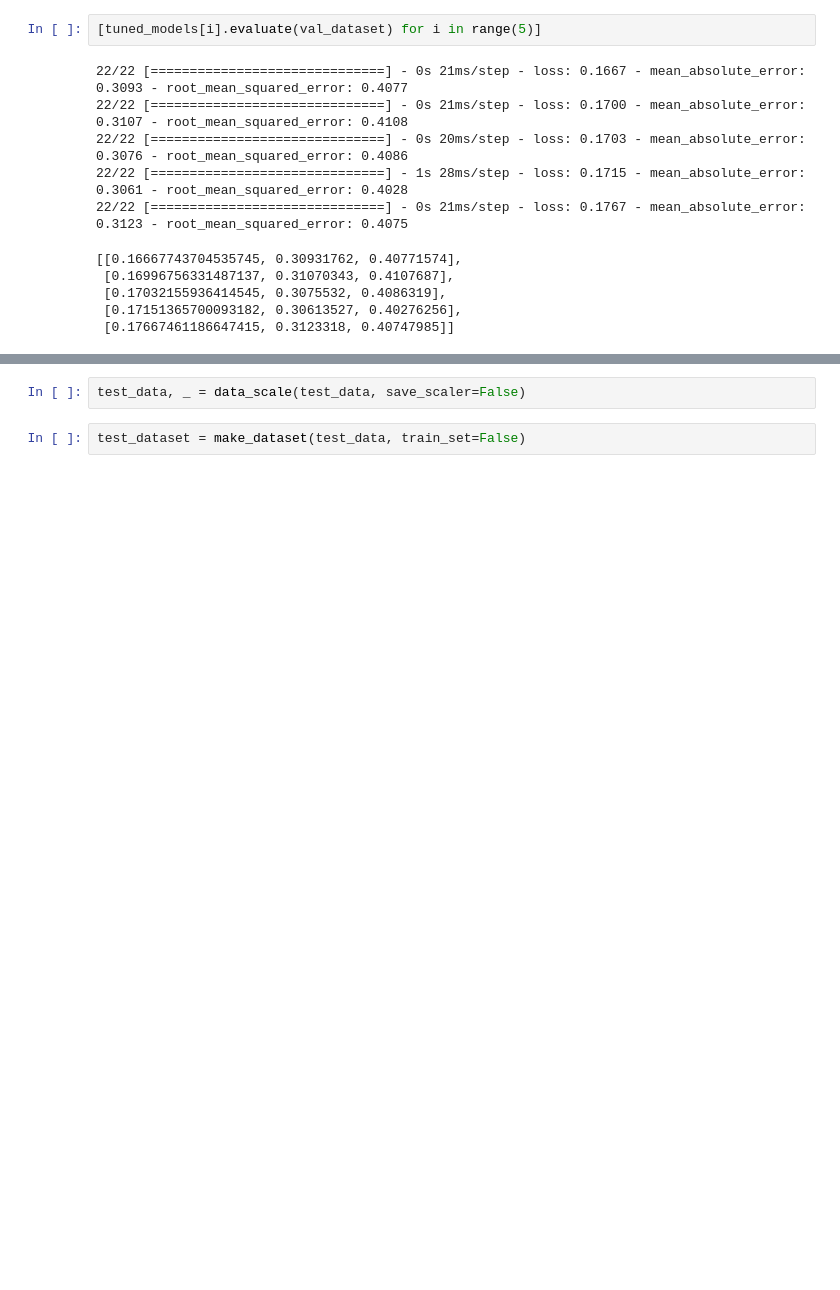
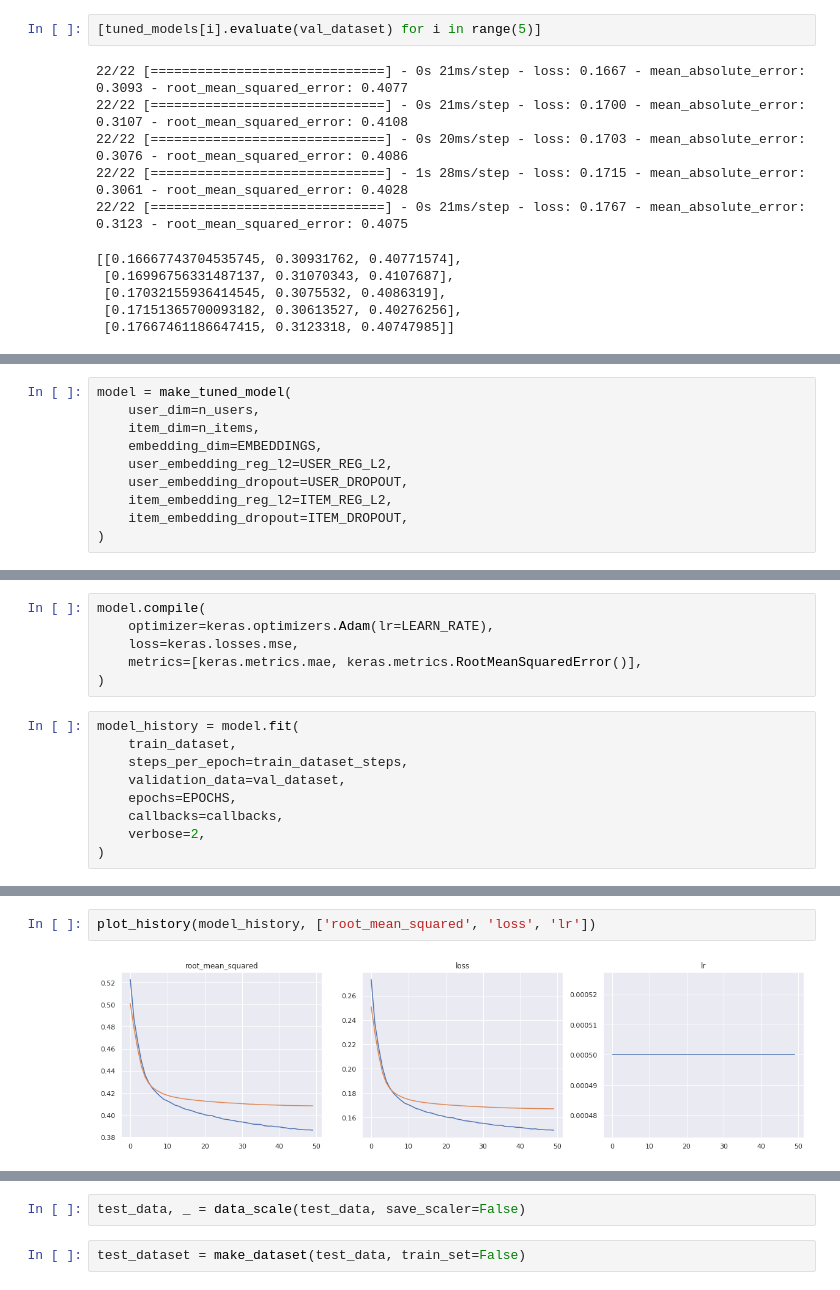
Before and after one commit to Chiosas/Jester_Jokes, a Jupyter notebook: Jester_Jokes_Project.ipynb, the cells around one changed output, grey strips where cells are left out. Saved outputs shown, nothing was run; the diff lists cells and outputs as text; blank space fills up the shorter version.

```diff
--- a/Jester_Jokes_Project.ipynb
+++ b/Jester_Jokes_Project.ipynb
@@ -989,0 +1045,10 @@ tuned_models = tuner.get_best_models(num_models=5)
+# %%
+model = make_tuned_model(
+    user_dim=n_users,
+    item_dim=n_items,
+    embedding_dim=EMBEDDINGS,
+    user_embedding_reg_l2=USER_REG_L2,
+    user_embedding_dropout=USER_DROPOUT,
+    item_embedding_reg_l2=ITEM_REG_L2,
+    item_embedding_dropout=ITEM_DROPOUT,
+)
@@ -989,0 +1077,15 @@ tuned_models = tuner.get_best_models(num_models=5)
+# %%
+model.compile(
+    optimizer=keras.optimizers.Adam(lr=LEARN_RATE),
+    loss=keras.losses.mse,
+    metrics=[keras.metrics.mae, keras.metrics.RootMeanSquaredError()],
+)
+# %%
+model_history = model.fit(
+    train_dataset,
+    steps_per_epoch=train_dataset_steps,
+    validation_data=val_dataset,
+    epochs=EPOCHS,
+    callbacks=callbacks,
+    verbose=2,
+)
@@ -989,0 +1114,4 @@ tuned_models = tuner.get_best_models(num_models=5)
+# %%
+plot_history(model_history, ['root_mean_squared', 'loss', 'lr'])
+# %% [output]
+[figure, added]
```
Also changed, not shown: parts of 21 cells of this notebook.
